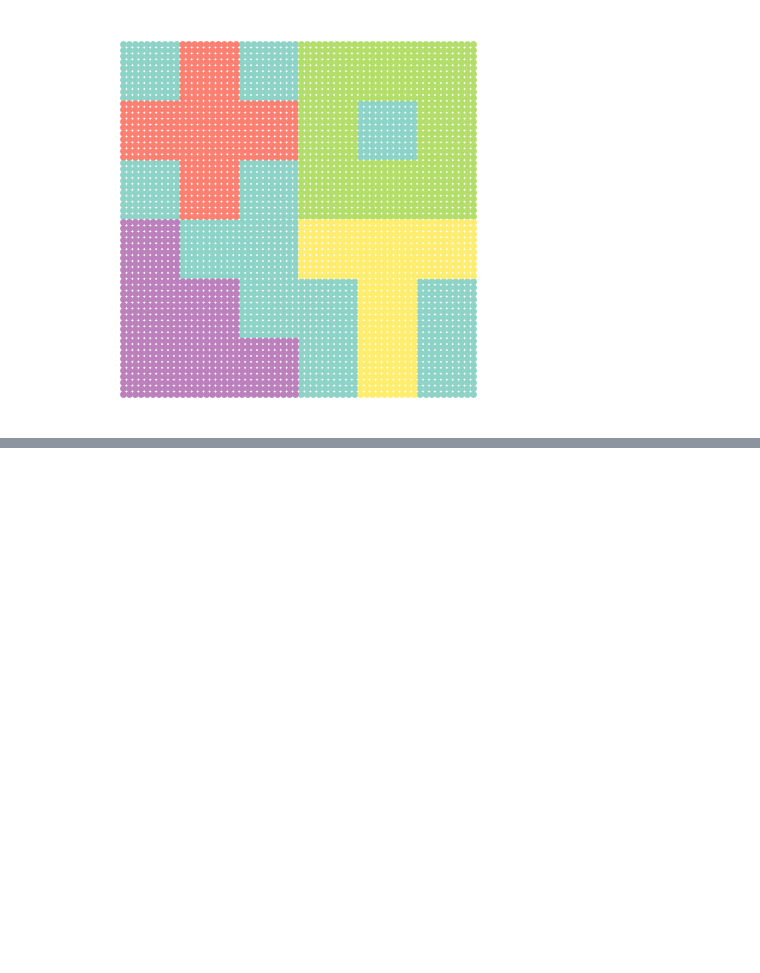
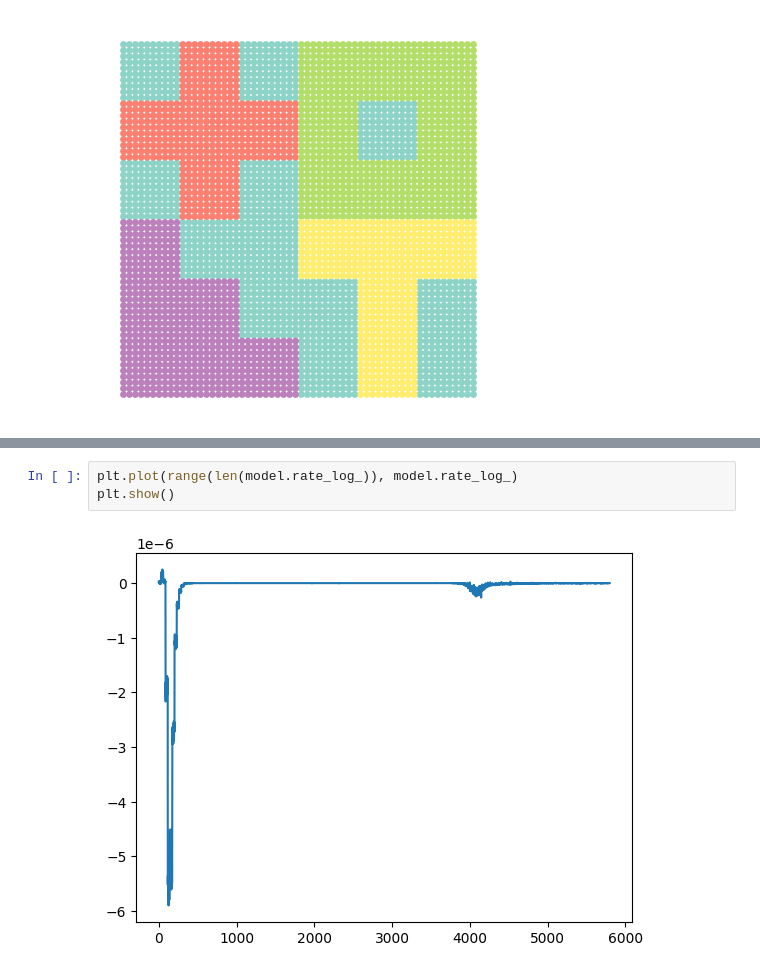
Before and after one commit to craigfouts/asterism, a Jupyter notebook: notebooks/sandbox.ipynb, the cells around one changed output, grey strips where cells are left out. Cells and saved outputs as stored; diff of their text form; blank space fills up the shorter version.

```diff
--- a/notebooks/sandbox.ipynb
+++ b/notebooks/sandbox.ipynb
@@ -113,0 +118,5 @@ plt.show()
+# %%
+plt.plot(range(len(model.rate_log_)), model.rate_log_)
+plt.show()
+# %% [output]
+[figure, added]
```
Also changed, not shown: parts of 4 cells of this notebook.
